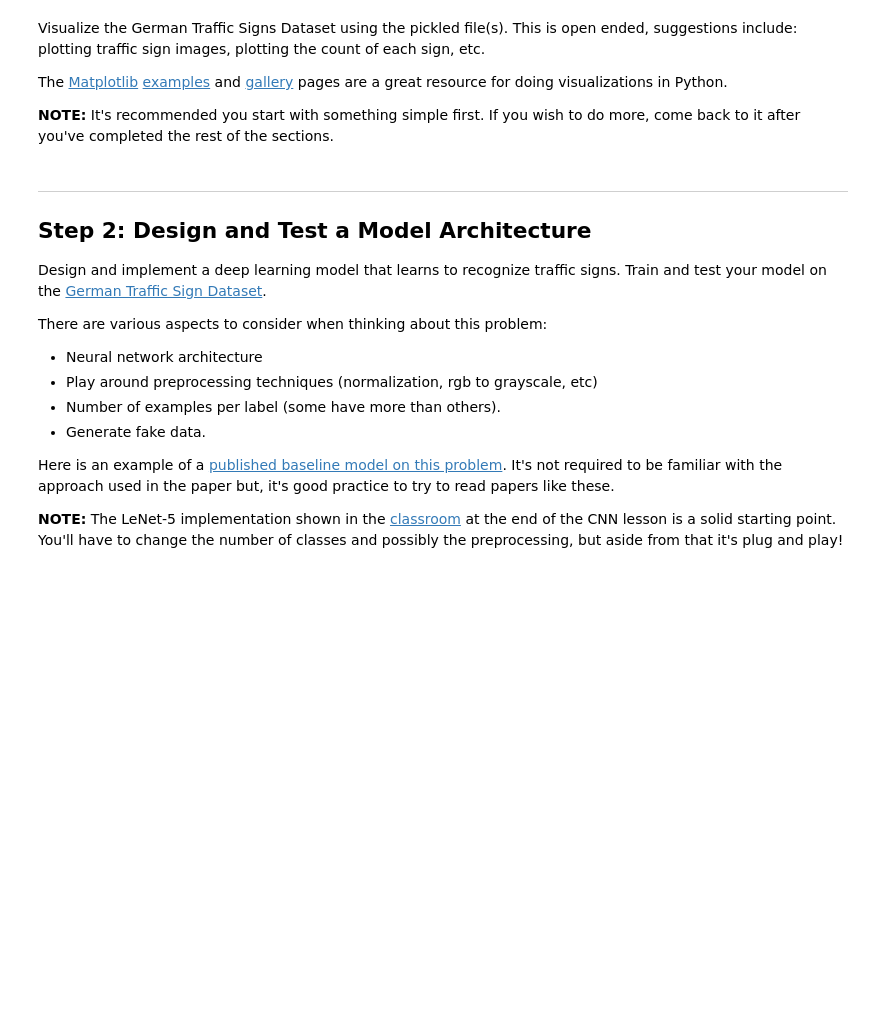
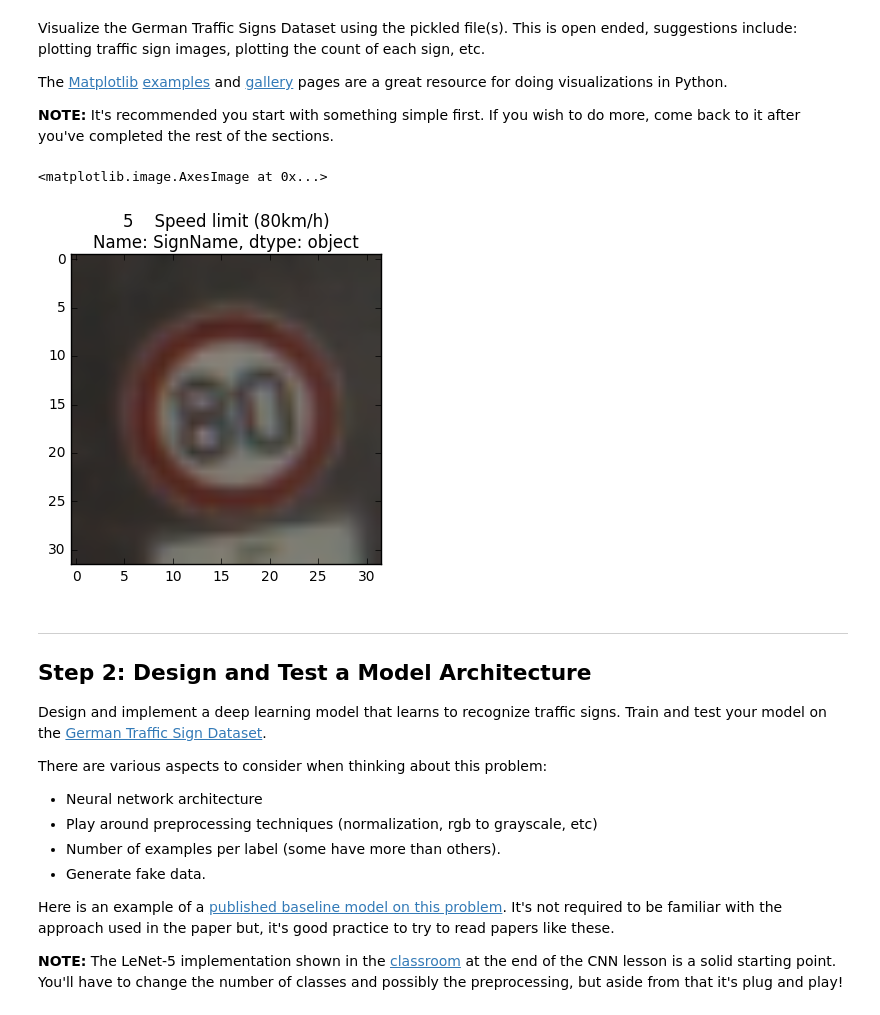
Before and after one commit to hristo-vrigazov/traffic-signs, a Jupyter notebook: Traffic_Sign_Classifier.ipynb, the cells around one changed output. Saved outputs shown, nothing was run; the diff lists cells and outputs as text; code cells hidden in the pictures; blank space fills up the shorter version.

Commit message:
Added basic visualization of an image

```diff
--- a/Traffic_Sign_Classifier.ipynb
+++ b/Traffic_Sign_Classifier.ipynb
@@ -78,6 +78,21 @@ The [Matplotlib](http://matplotlib.org/) [examples](http://matplotlib.org/exampl
 import matplotlib.pyplot as plt
 # Visualizations will be shown in the notebook.
 %matplotlib inline
+# %%
+import pandas
+signnames = pandas.read_csv('signnames.csv')
+# %%
+def get_meaningful_class_name(class_id):
+    return signnames[signnames['ClassId'] == class_id]['SignName']
+# %%
+# Show one of the images
+i = 9019
+image = X_train[i]
+plt.title(get_meaningful_class_name(y_train[i]))
+plt.imshow(image)
+# %% [output]
+<matplotlib.image.AxesImage at 0x...>
+[figure, added]
 # %% [markdown]
 ----
 
```
